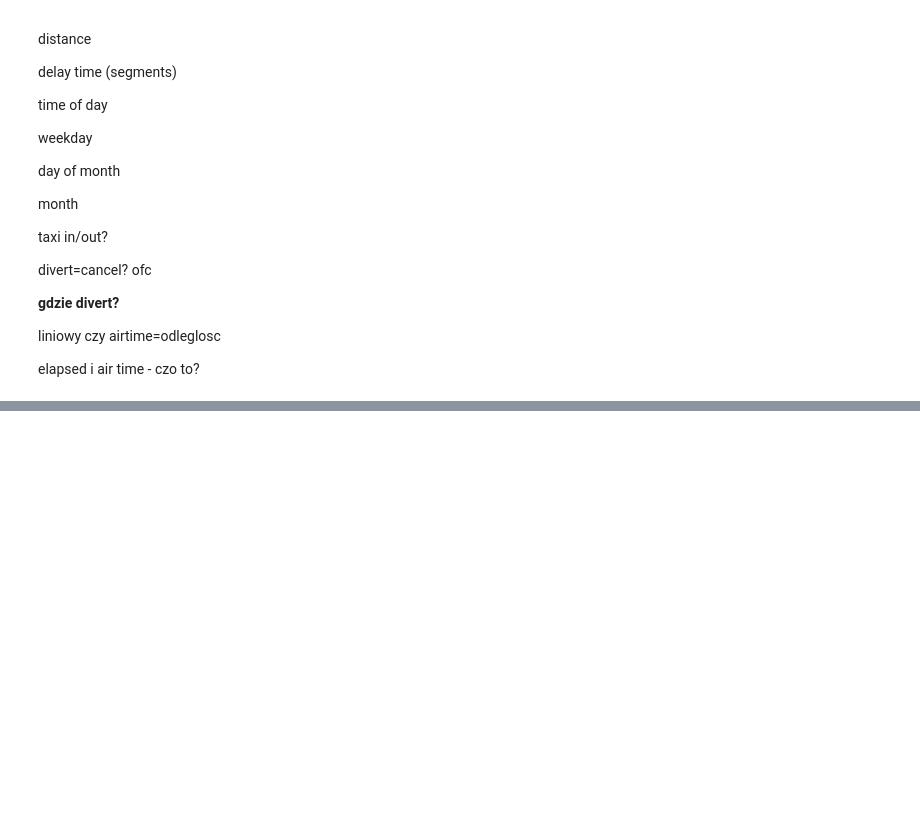
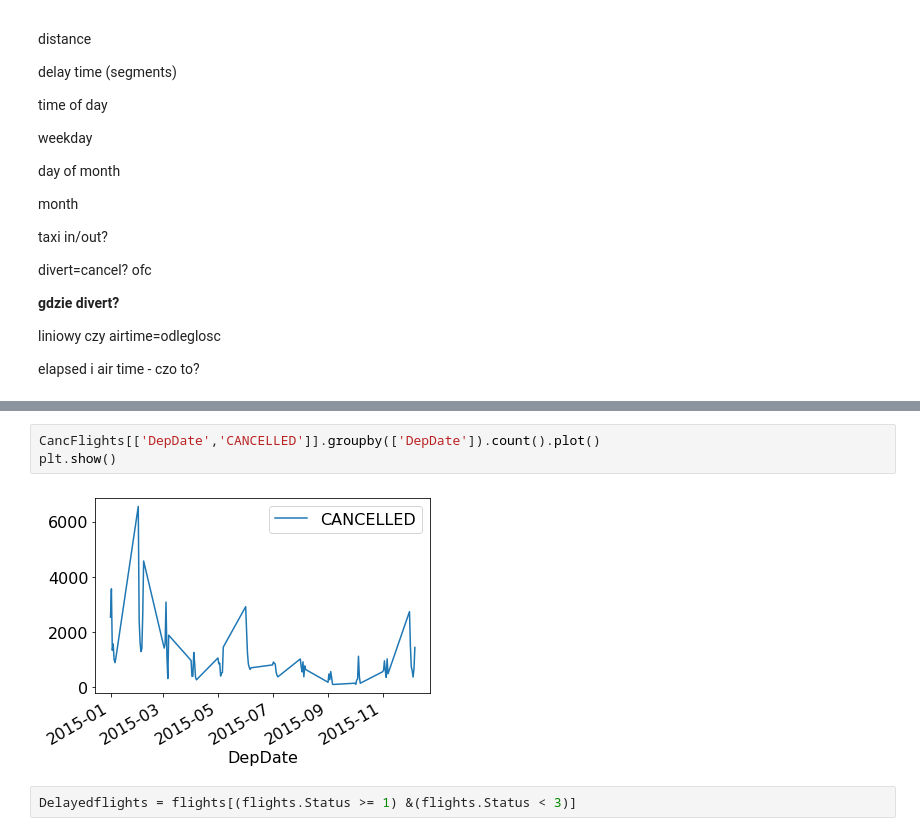
Before and after one commit to Salanakya/Flight-Cancellations, a Jupyter notebook: flightdelays.ipynb, the cells around one changed output, grey strips where cells are left out. Drawn from its saved outputs; the diff is of its cells as text; blank space fills up the shorter version.

```diff
--- a/flightdelays.ipynb
+++ b/flightdelays.ipynb
@@ -255,0 +326,7 @@ elapsed i air time - czo to?
+# %%
+CancFlights[['DepDate','CANCELLED']].groupby(['DepDate']).count().plot()
+plt.show()
+# %% [output]
+[figure, added]
+# %%
+Delayedflights = flights[(flights.Status >= 1) &(flights.Status < 3)]
```
Also changed, not shown: parts of 17 cells of this notebook.
